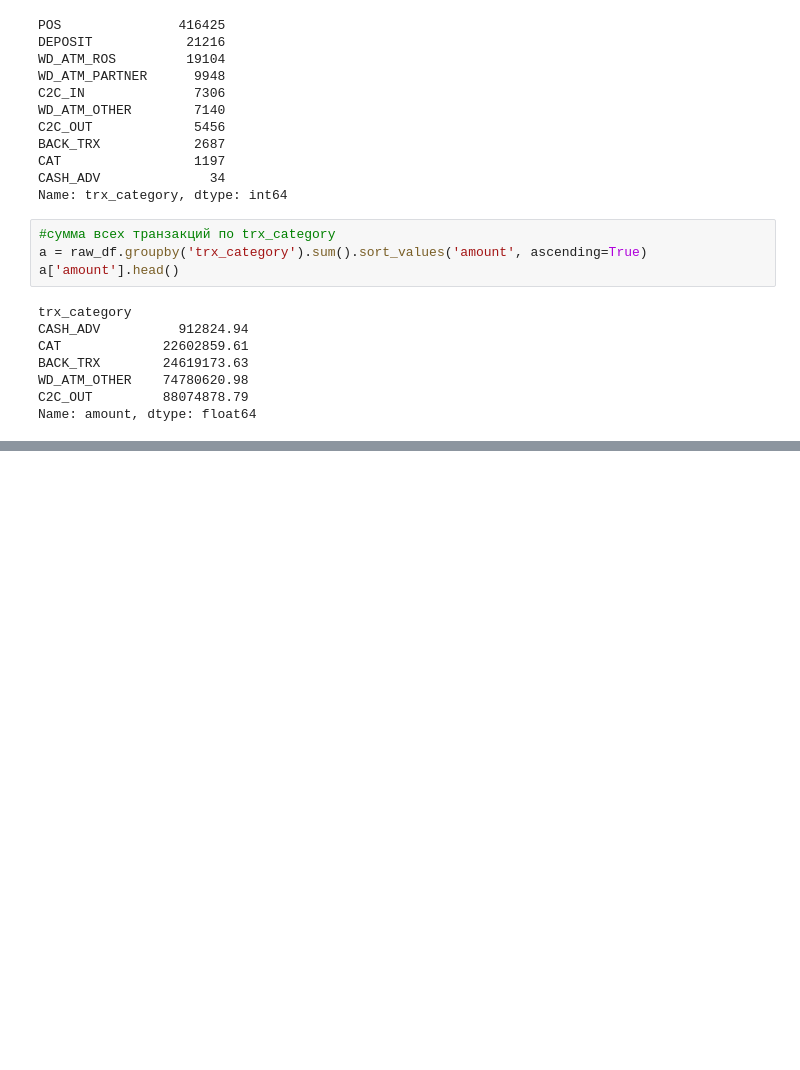
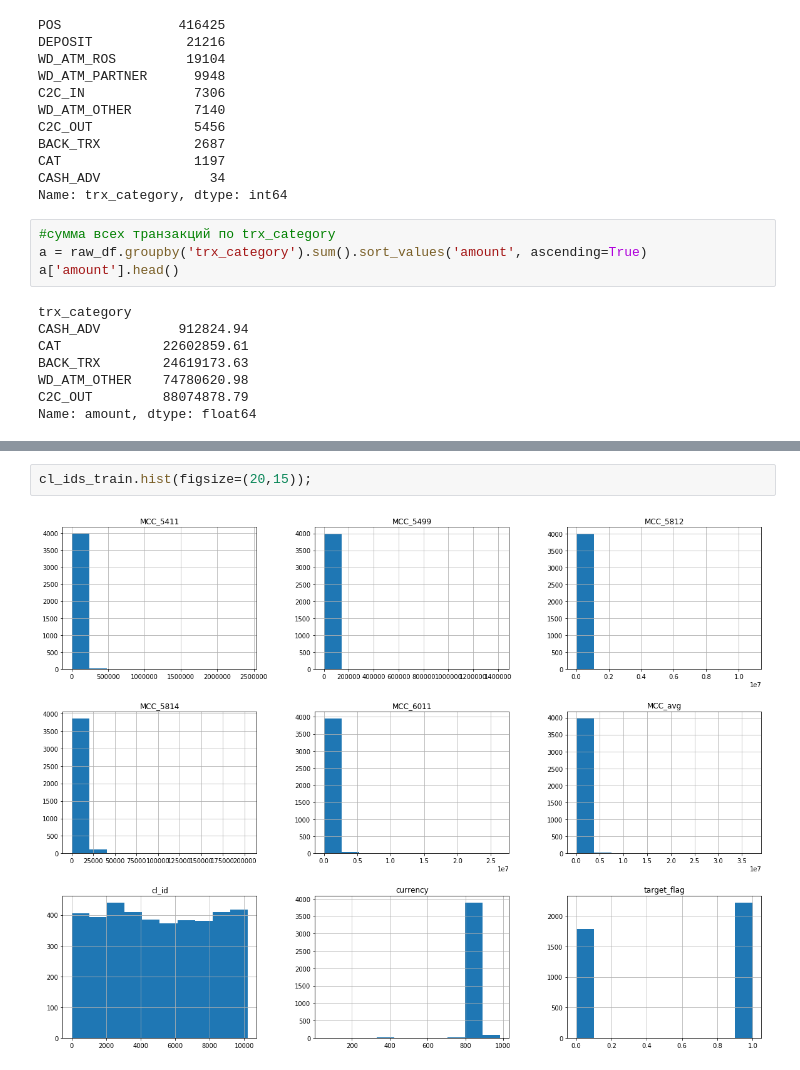
Before and after one commit to OrelAnas/python, a Jupyter notebook: homework_train_test.ipynb, the cells around one changed output, grey strips where cells are left out. Saved outputs shown, nothing was run; the diff lists cells and outputs as text; blank space fills up the shorter version.

```diff
--- a/homework_train_test.ipynb
+++ b/homework_train_test.ipynb
@@ -165,0 +204,4 @@ Name: amount, dtype: float64
+# %%
+cl_ids_train.hist(figsize=(20,15));
+# %% [output]
+[figure, added]
```
Also changed, not shown: parts of 14 cells of this notebook.
